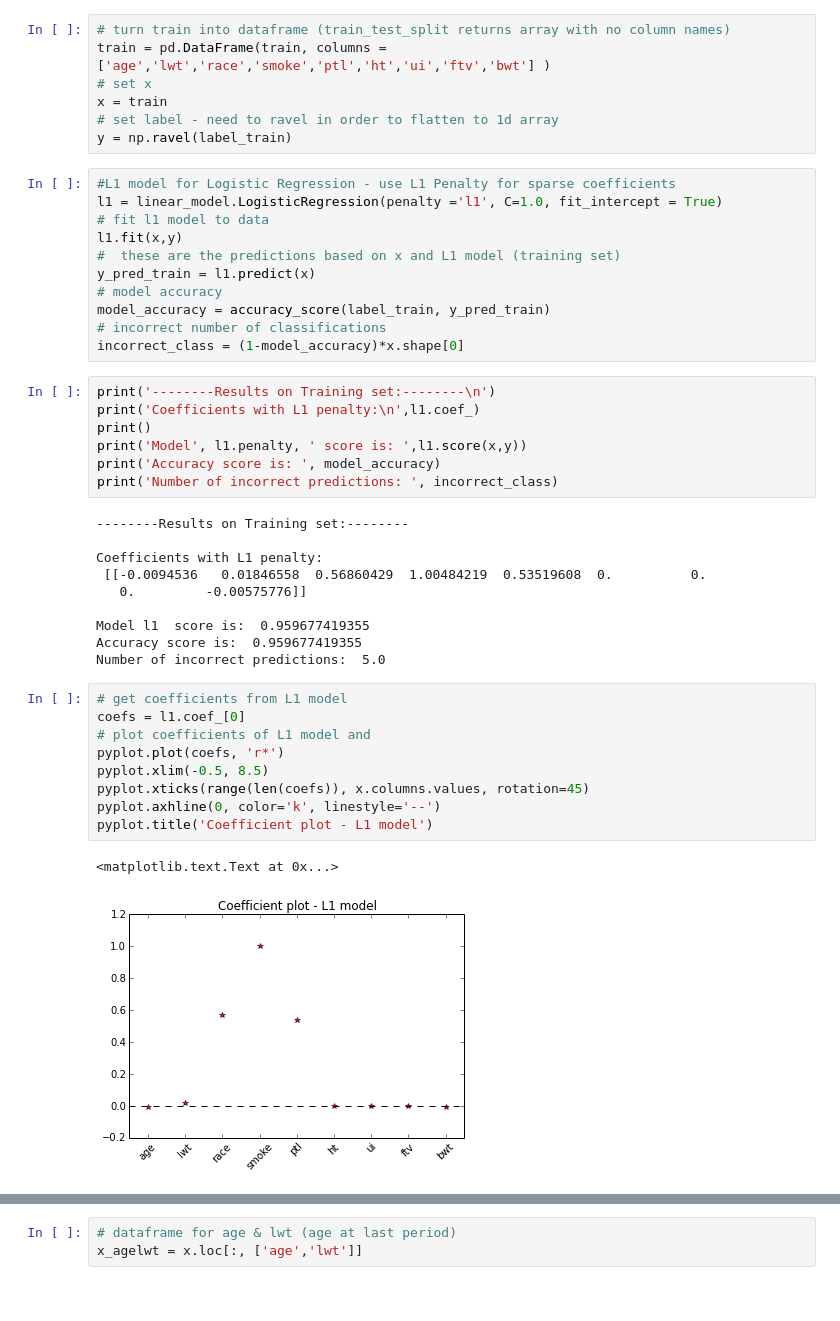
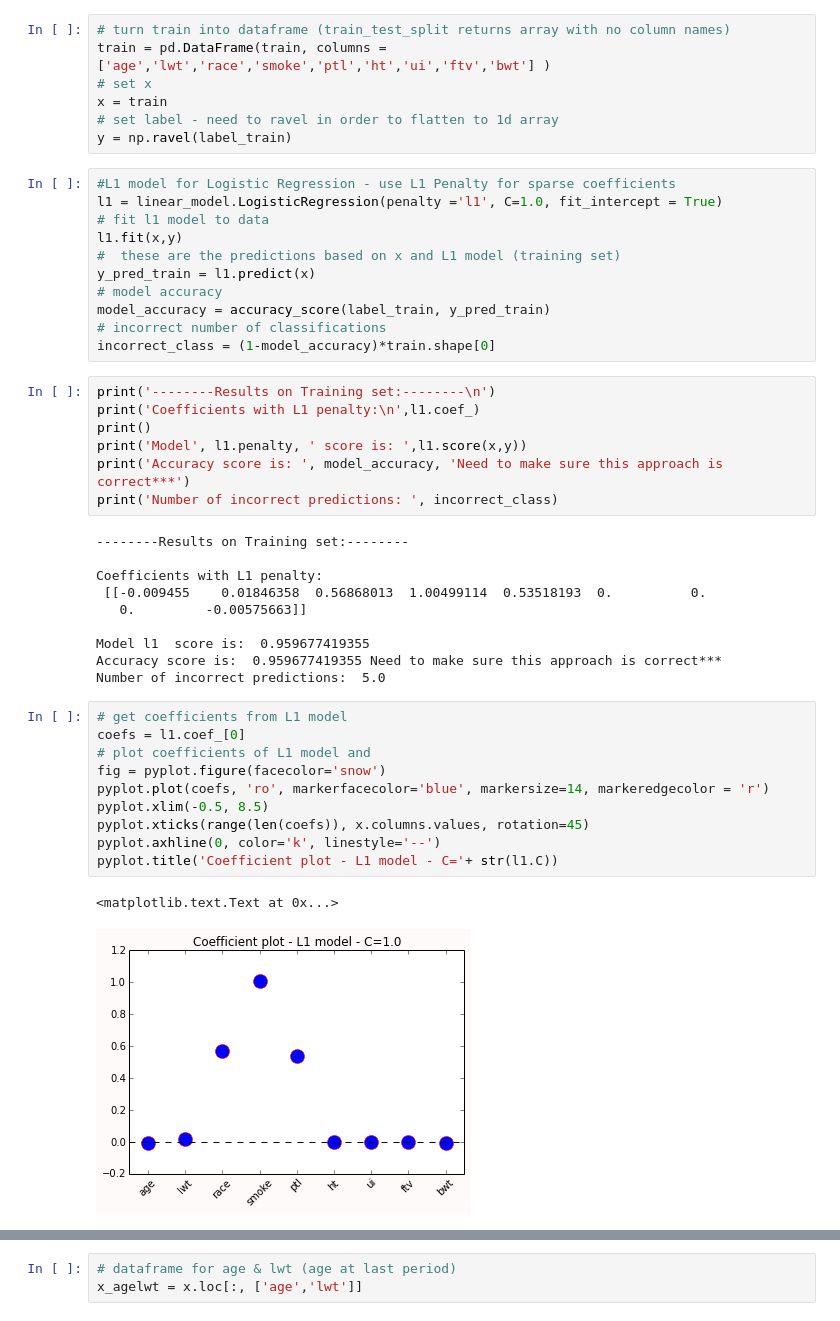
Before and after one commit to Gabya06/datascience, a Jupyter notebook: LogisticRegression/LogisticRegression-LowBirthWeight.ipynb, the cells around one changed output, grey strips where cells are left out. Drawn from its saved outputs; the diff is of its cells as text.

```diff
--- a/LogisticRegression/LogisticRegression-LowBirthWeight.ipynb
+++ b/LogisticRegression/LogisticRegression-LowBirthWeight.ipynb
@@ -42,35 +42,36 @@ y_pred_train = l1.predict(x)
 # model accuracy
 model_accuracy = accuracy_score(label_train, y_pred_train)
 # incorrect number of classifications
-incorrect_class = (1-model_accuracy)*x.shape[0]
+incorrect_class = (1-model_accuracy)*train.shape[0]
 # %%
 print('--------Results on Training set:--------\n')
 print('Coefficients with L1 penalty:\n',l1.coef_)
 print()
 print('Model', l1.penalty, ' score is: ',l1.score(x,y))
-print('Accuracy score is: ', model_accuracy)
+print('Accuracy score is: ', model_accuracy, 'Need to make sure this approach is correct***')
 print('Number of incorrect predictions: ', incorrect_class)
 # %% [output]
 --------Results on Training set:--------
 
 Coefficients with L1 penalty:
- [[-0.0094536   0.01846558  0.56860429  1.00484219  0.53519608  0.          0.
-   0.         -0.00575776]]
+ [[-0.009455    0.01846358  0.56868013  1.00499114  0.53518193  0.          0.
+   0.         -0.00575663]]
 
 Model l1  score is:  0.959677419355
-Accuracy score is:  0.959677419355
+Accuracy score is:  0.959677419355 Need to make sure this approach is correct***
 Number of incorrect predictions:  5.0
 # %%
 # get coefficients from L1 model
 coefs = l1.coef_[0]
 # plot coefficients of L1 model and
-pyplot.plot(coefs, 'r*')
+fig = pyplot.figure(facecolor='snow')
+pyplot.plot(coefs, 'ro', markerfacecolor='blue', markersize=14, markeredgecolor = 'r')
 pyplot.xlim(-0.5, 8.5)
 pyplot.xticks(range(len(coefs)), x.columns.values, rotation=45)
 pyplot.axhline(0, color='k', linestyle='--')
-pyplot.title('Coefficient plot - L1 model')
+pyplot.title('Coefficient plot - L1 model - C='+ str(l1.C))
 # %% [output]
 <matplotlib.text.Text at 0x...>
-[figure, old version]
+[figure, new version]
 # %%
 # print L1 coefficients
```
Also changed, not shown: parts of 19 cells of this notebook.
